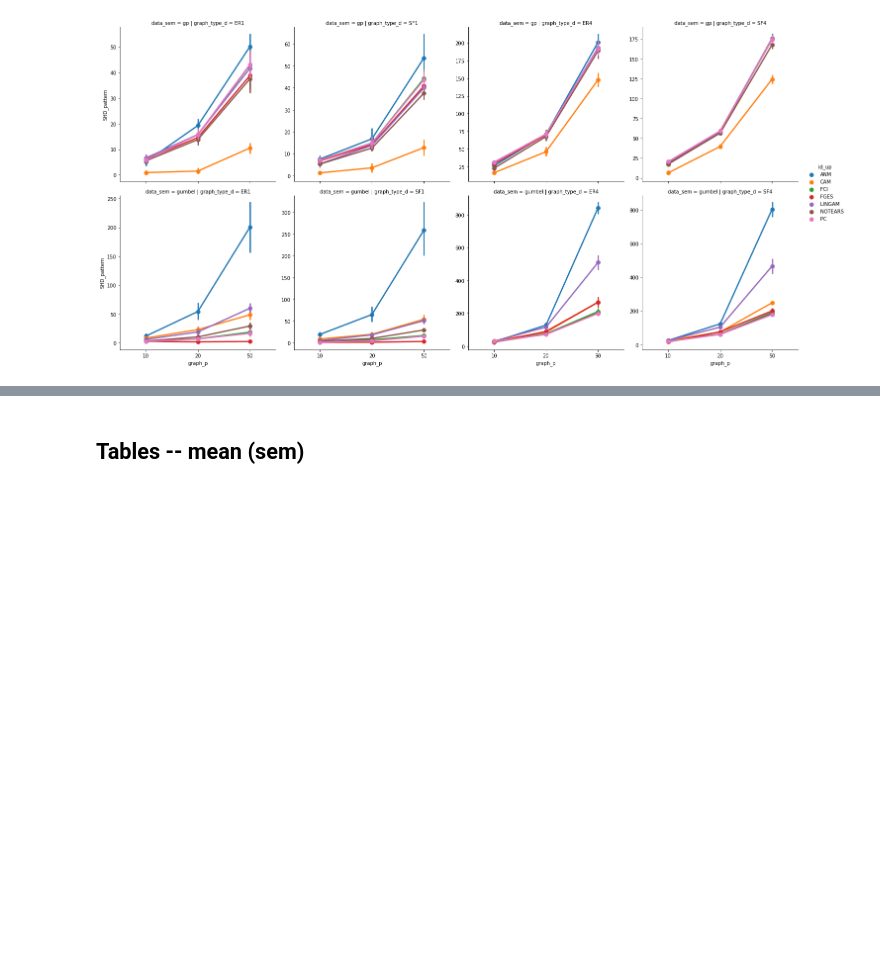
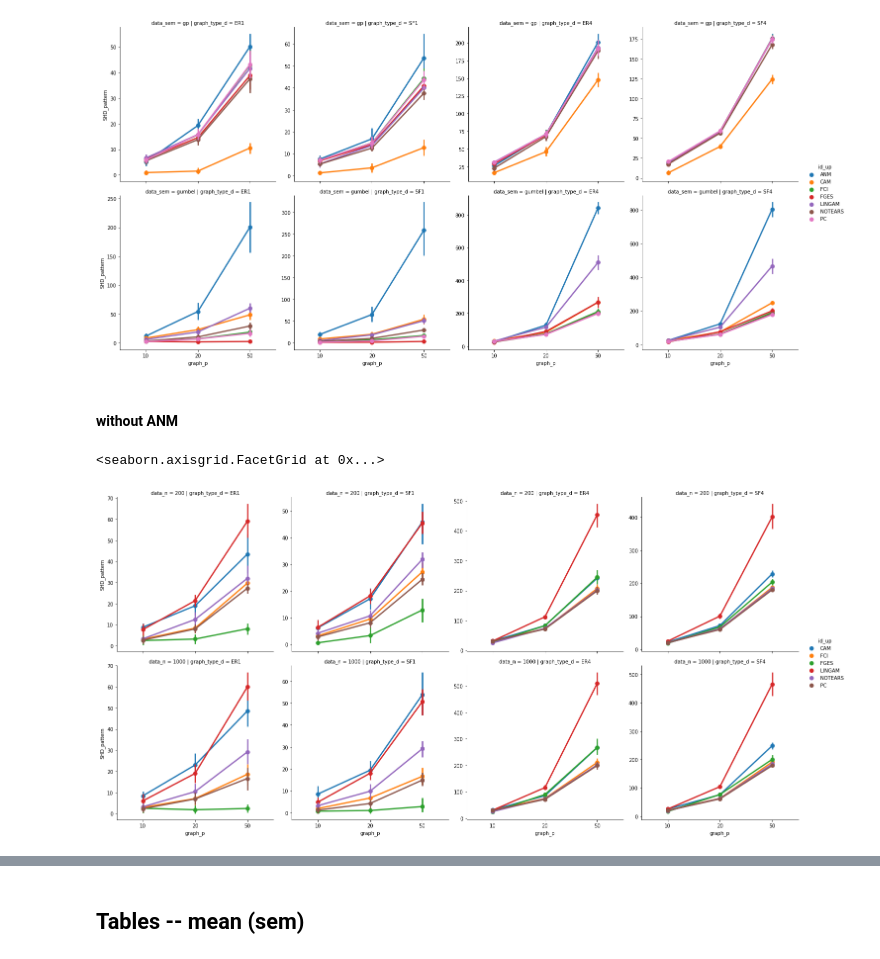
Before and after one commit to misoc-mml/hyperparams-causal-discovery, a Jupyter notebook: hyperparams/analyse.ipynb, the cells around one changed output, grey strips where cells are left out. Cells and saved outputs as stored; diff of their text form; code cells hidden in the pictures; blank space fills up the shorter version.

Commit message:
Analysis - more plots.

```diff
--- a/hyperparams/analyse.ipynb
+++ b/hyperparams/analyse.ipynb
@@ -11,6 +11,18 @@ from IPython.display import display
 def select_case(df, n):
     return df.loc[(df['data_n'] == n)]
 
+def select_sem(df, s):
+    if s == 'gumbel':
+        return df.loc[(df['data_sem'] == s) & (df['id'] != 'anm')]
+    else:
+        return df.loc[(df['data_sem'] == s)]
+
+def select_sem_d(df, s, d):
+    if s == 'gumbel':
+        return df.loc[(df['data_sem'] == s) & (df['graph_d'] == d) & (df['id'] != 'anm')]
+    else:
+        return df.loc[(df['data_sem'] == s) & (df['graph_d'] == d)]
+
 df = pd.read_csv('results.csv', index_col=0)
 df['graph_type_d'] = df.apply(lambda x: f"{x['graph_type'].upper()}{x['graph_d']}", axis=1)
 df['id_up'] = df.apply(lambda x: x['id'].upper(), axis=1)
@@ -26,3 +42,11 @@ sns.catplot(data=df_selected, x='graph_p', y='SHD_pattern', hue='id_up', col='gr
 # %% [output]
 <seaborn.axisgrid.FacetGrid at 0x...>
 [figure]
+# %% [markdown]
+#### without ANM
+# %%
+df_selected = select_sem(df, 'gumbel')
+sns.catplot(data=df_selected, x='graph_p', y='SHD_pattern', hue='id_up', col='graph_type_d', row='data_n', errorbar='se', kind='point', sharey=False)
+# %% [output]
+<seaborn.axisgrid.FacetGrid at 0x...>
+[figure, added]
```
Also changed, not shown: parts of 9 cells of this notebook, 1 other file.
